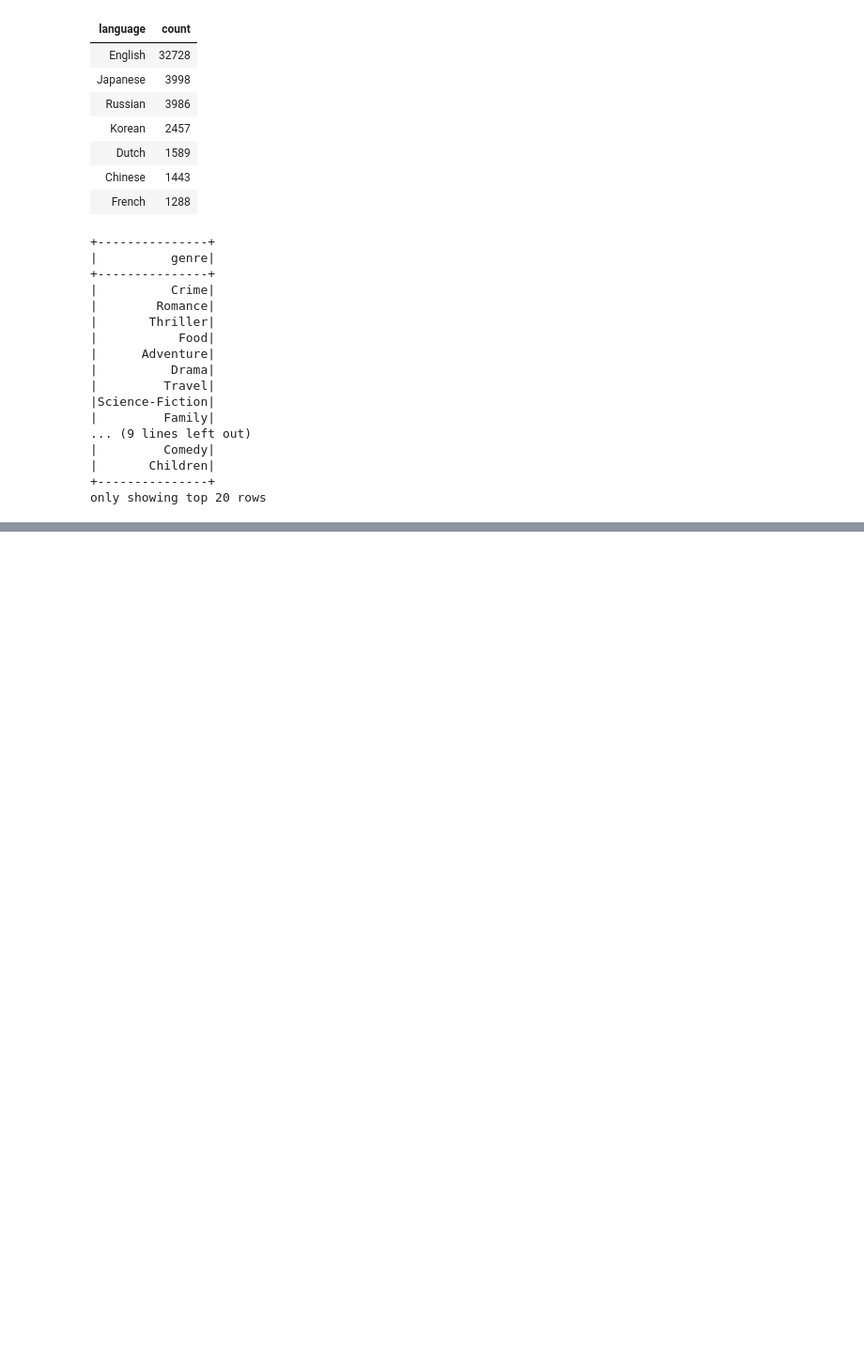
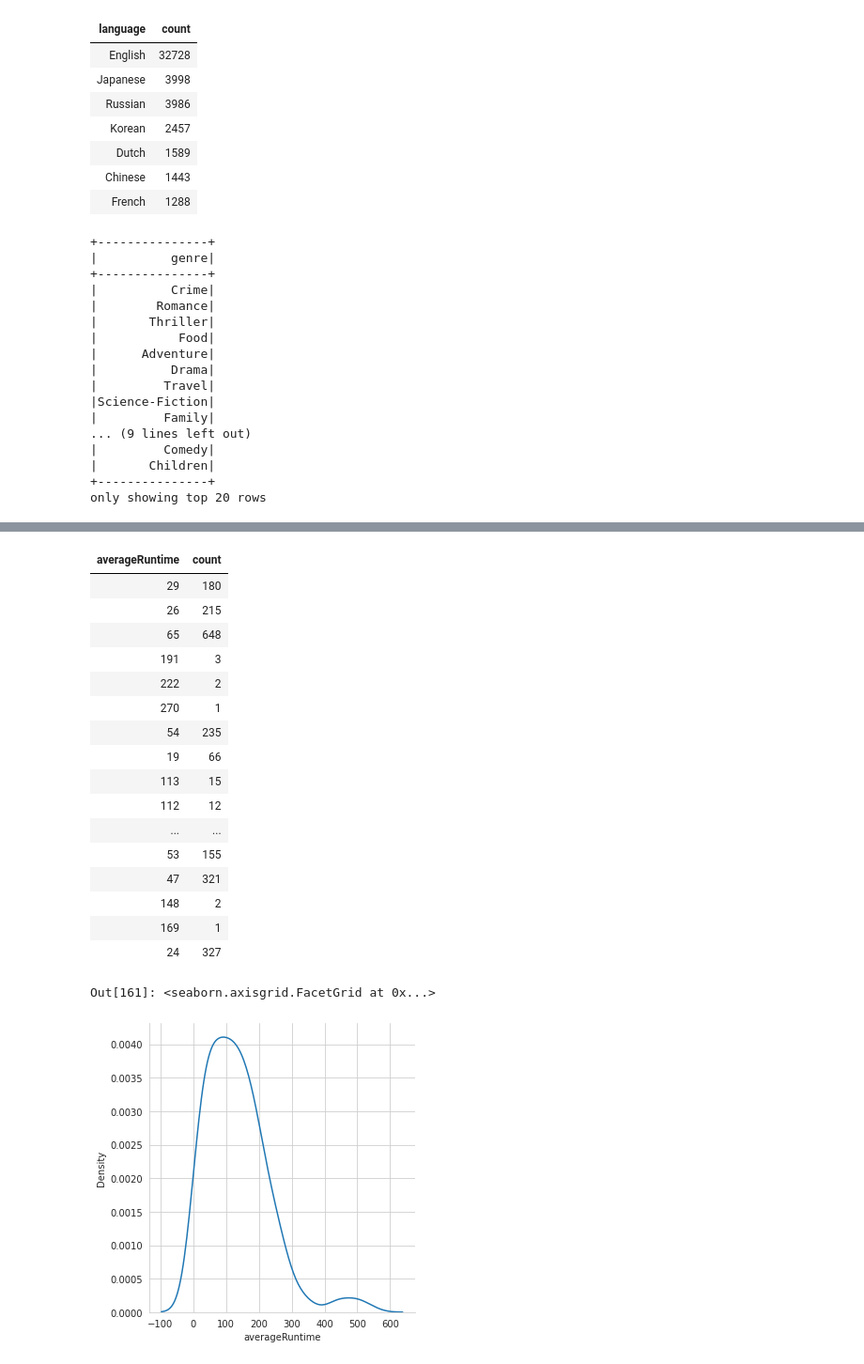
Before and after one commit to robbfox/pyspark, a Jupyter notebook: RFoxWeek 7 - mini-project.ipynb, the cells around one changed output, grey strips where cells are left out. Shown at 94% size. Saved outputs shown, nothing was run; the diff lists cells and outputs as text; code cells hidden in the pictures; blank space fills up the shorter version.

```diff
--- a/RFoxWeek 7 - mini-project.ipynb
+++ b/RFoxWeek 7 - mini-project.ipynb
@@ -105,0 +175,26 @@ only showing top 20 rows
+# %%
+x_data = data.groupby('averageRuntime').count()
+display(x_data)
+
+pandas_df = x_data.toPandas()
+sns.displot(data=pandas_df, kind="kde", x='averageRuntime')
+# %% [output]
+| averageRuntime | count |
+| 29 | 180 |
+| 26 | 215 |
+| 65 | 648 |
+| 191 | 3 |
+| 222 | 2 |
+| 270 | 1 |
+| 54 | 235 |
+| 19 | 66 |
+| 113 | 15 |
+| 112 | 12 |
+| ... | ... |
+| 53 | 155 |
+| 47 | 321 |
+| 148 | 2 |
+| 169 | 1 |
+| 24 | 327 |
+Out[161]: <seaborn.axisgrid.FacetGrid at 0x...>
+[figure, added]
```
Also changed, not shown: parts of 17 cells of this notebook.
